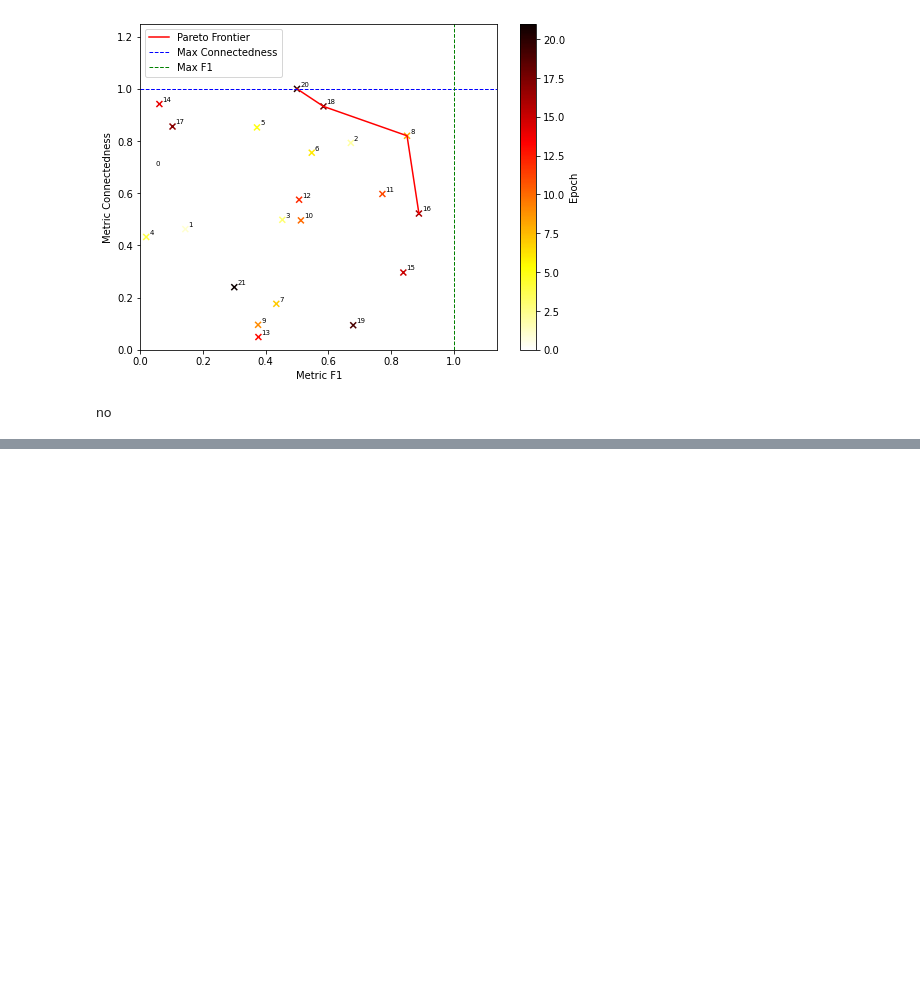
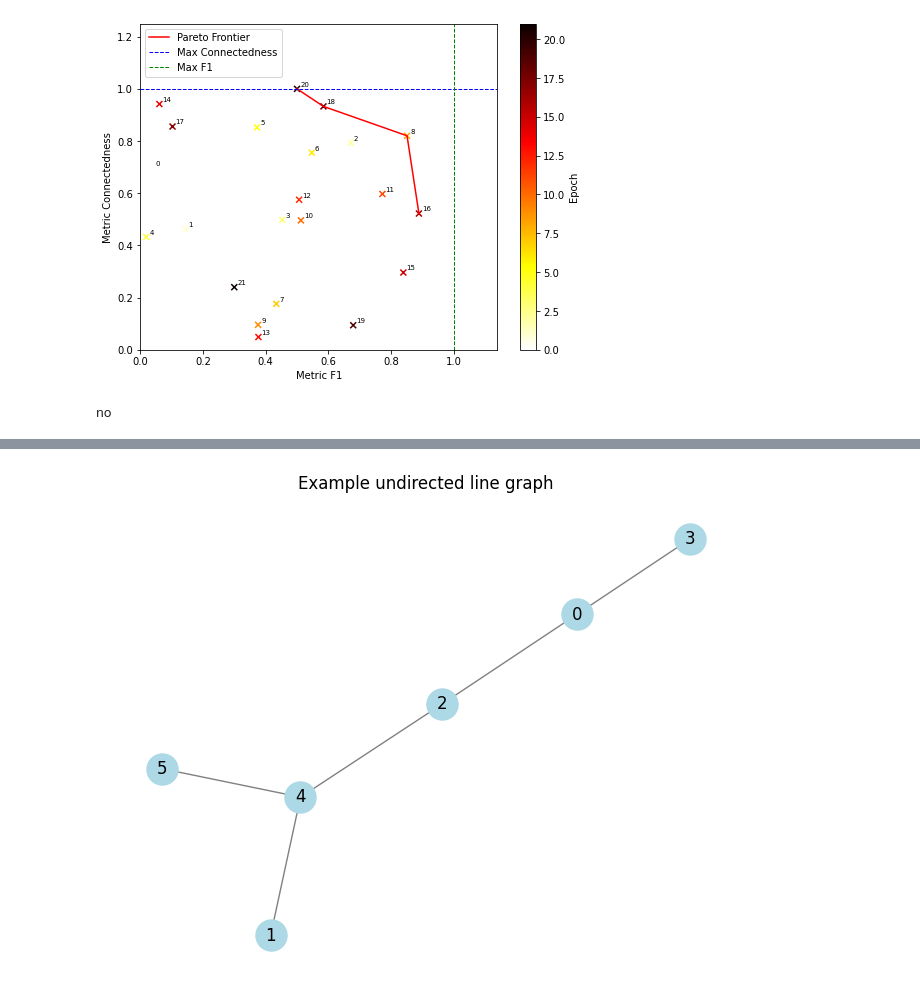
Before and after one commit to Belvenix/bike-guessr, a Jupyter notebook: test.ipynb, the cells around one changed output, grey strips where cells are left out. Cells and saved outputs as stored; diff of their text form; code cells hidden in the pictures; blank space fills up the shorter version.

```diff
--- a/test.ipynb
+++ b/test.ipynb
@@ -116,0 +157,22 @@ no
+# %%
+def draw_linegraph(g):
+    # Create a layout for the graph
+    pos = nx.spring_layout(g)
+
+    # Draw the graph
+    nx.draw(g, pos, with_labels=True, node_color='lightblue', node_size=500, edge_color='gray')
+
+    # Add title
+    plt.title('Example undirected line graph')
+
+    # Show the graph
+    plt.show()
+
+
+dgl_g = dgl.from_networkx(G)
+line_graph = dgl.line_graph(dgl_g)
+nx_lg = line_graph.to_networkx()
+
+draw_linegraph(nx_lg.to_undirected())
+# %% [output]
+[figure, added]
```
Also changed, not shown: parts of 2 cells of this notebook, 11 other files.
